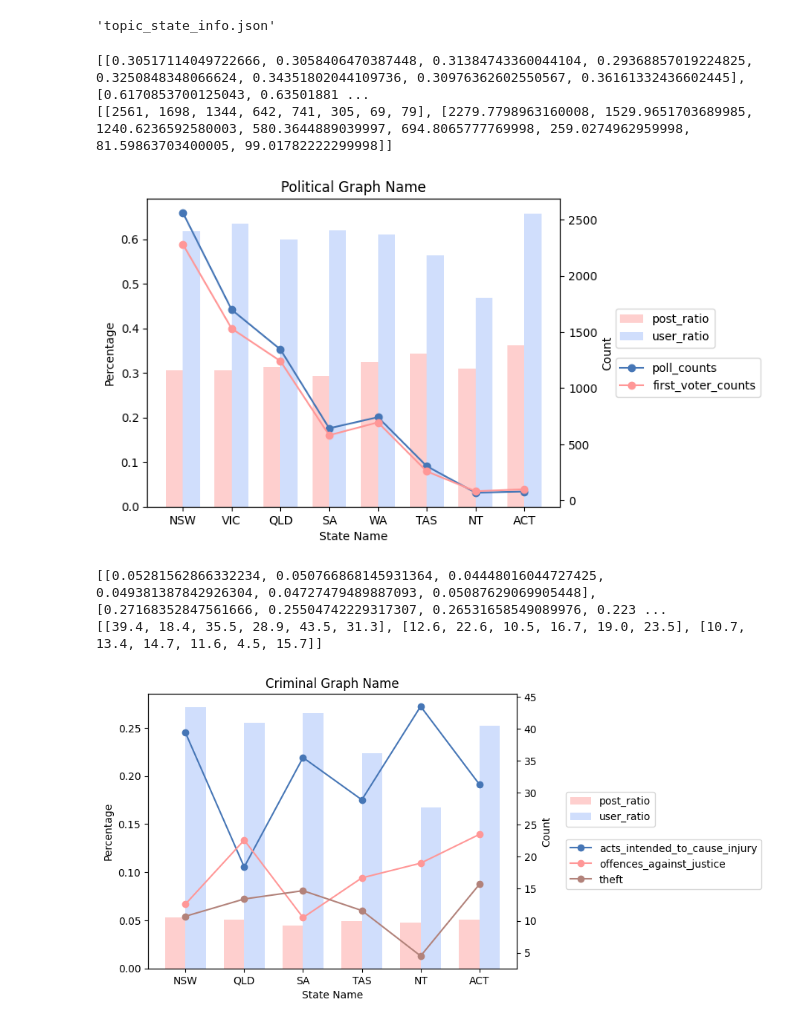
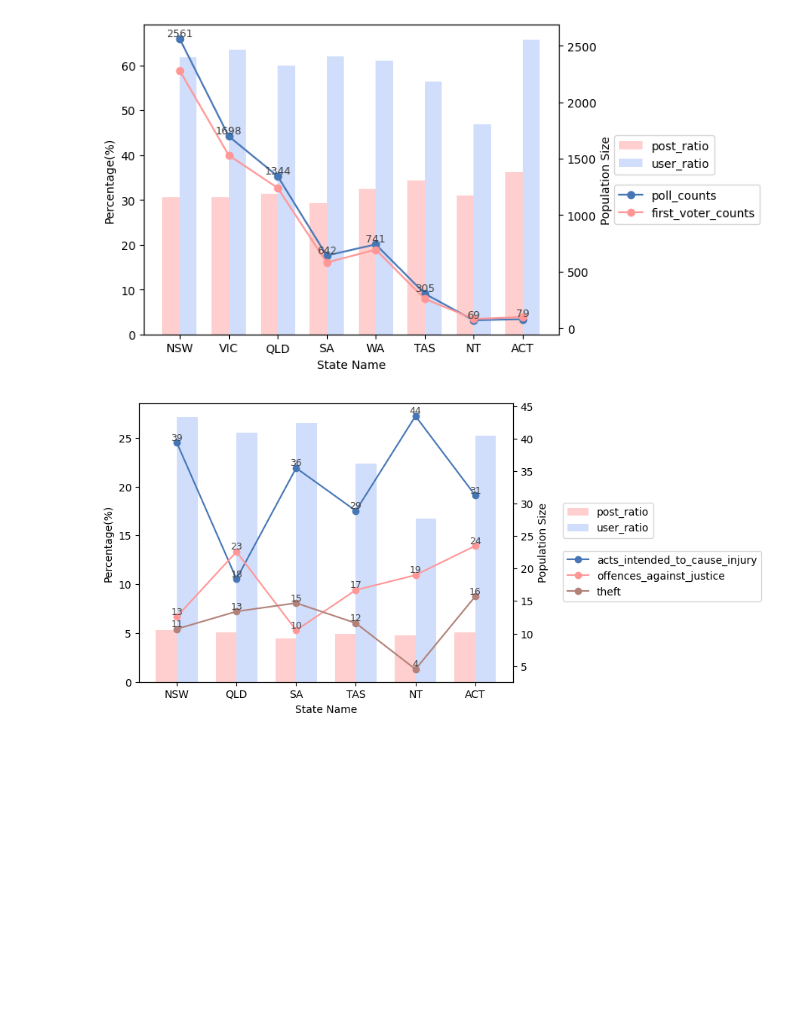
Before and after one commit to cutieww/COMP90024-Cluster-and-Cloud-Computing-Assignment-2, a Jupyter notebook: plot/twitter_sudo/plot.ipynb, the cells around one changed output. Cells and saved outputs as stored; diff of their text form; code cells hidden in the pictures; blank space fills up the shorter version.

```diff
--- a/plot/twitter_sudo/plot.ipynb
+++ b/plot/twitter_sudo/plot.ipynb
@@ -4,7 +4,3 @@ traffic_sudo = 'traffic_sudo.json'
 political_sudo = 'political_sudo.json'
 criminal_sudo = 'criminal_sudo.json'
 employment_sudo = 'employment_sudo.json'
-# %%
-twitter
-# %% [output]
-'topic_state_info.json'
@@ -43,10 +44,7 @@ def get_graph_info(topic, twitter_file, sudo_file,x_cols):
                     plot_dict[col].append(sudo_info[col])
     return plot_dict
 # %%
-import numpy as np
-import matplotlib.pyplot as plt
-
-def plot_chart(plot_dict,bars,lines,plot_name,line_label):
+def plot_chart(plot_dict,bars,lines,line_label,num_label):
 
     df = pd.DataFrame.from_dict(plot_dict)
 
@@ -77,14 +75,19 @@ def plot_chart(plot_dict,bars,lines,plot_name,line_label):
 
     y_bars = []
     for bar in bars:
-        y_bars.append(df[bar].to_list())
+        y_bars.append([element * 100 for element in df[bar].to_list()])
 
-    print(y_bars)
+
 
     y_lines = []
+    add_num = []
     for line in lines:
         y_lines.append(df[line].to_list())
-    print(y_lines)
+        if line in num_label:
+            add_num.append(1)
+        else:
+            add_num.append(0)
+
 
 
     # Create a figure and axis objects
@@ -99,22 +102,33 @@ def plot_chart(plot_dict,bars,lines,plot_name,line_label):
 
 
     # Set the y-axis label for bars
-    ax.set_ylabel("Percentage")
+    ax.set_ylabel("Percentage(%)")
 
     # Create a twin y-axis for the line plots
     ax2 = ax.twinx()
 
     # Plot the line plots with different colors
+#     for i in range(len(y_lines)):
+#         ax2.plot(x, y_lines[i], marker='o', linestyle='-', label=lines[i], color=COLOUR[i+2])
+# #     ax2.plot(x, y_line2, marker='o', linestyle='-', label='Line 2', color='purple')
+
+
+
+
     for i in range(len(y_lines)):
         ax2.plot(x, y_lines[i], marker='o', linestyle='-', label=lines[i], color=COLOUR[i+2])
-#     ax2.plot(x, y_line2, marker='o', linestyle='-', label='Line 2', color='purple')
+
+        if add_num[i] == 1:
+            for j in range(len(x)):
+                ax2.text(j, y_lines[i][j], f'{y_lines[i][j]:.0f}', ha='center', va='bottom', fontsize=9, color="#404040")
+
 
     # Set the y-axis label for lines
     ax2.set_ylabel(line_label)
 
     # Set labels and title
     ax.set_xlabel('State Name')
-    ax.set_title(plot_name)
+#     ax.set_title(plot_name)
 
     # Display legends
 
@@ -128,19 +142,15 @@ def plot_chart(plot_dict,bars,lines,plot_name,line_label):
     plt.show()
 # %%
 political_plot_dict = get_graph_info('political', twitter, political_sudo,['poll_counts','first_voter_counts'])
-plot_chart(political_plot_dict,['post_ratio','user_ratio'],['poll_counts','first_voter_counts'],"Political Graph Name","Count")
+plot_chart(political_plot_dict,['post_ratio','user_ratio'],['poll_counts','first_voter_counts'],"Population Size",["poll_counts"])
 # %% [output]
-[[0.30517114049722666, 0.3058406470387448, 0.31384743360044104, 0.29368857019224825, 0.3250848348066624, 0.34351802044109736, 0.30976362602550567, 0.36161332436602445], [0.6170853700125043, 0.63501881 ...
-[[2561, 1698, 1344, 642, 741, 305, 69, 79], [2279.7798963160008, 1529.9651703689985, 1240.6236592580003, 580.3644889039997, 694.8065777769998, 259.0274962959998, 81.59863703400005, 99.01782222299998]]
-[figure, old version]
+[figure, new version]
 # %%
 criminal_plot_dict = get_graph_info("criminal", twitter, criminal_sudo,["acts_intended_to_cause_injury","offences_against_justice","theft"])
 
-plot_chart(criminal_plot_dict,['post_ratio','user_ratio'],["acts_intended_to_cause_injury","offences_against_justice","theft"],"Criminal Graph Name","Count")
+plot_chart(criminal_plot_dict,['post_ratio','user_ratio'],["acts_intended_to_cause_injury","offences_against_justice","theft"],"Population Size",["acts_intended_to_cause_injury","offences_against_justice","theft"])
 # %% [output]
-[[0.05281562866332234, 0.050766868145931364, 0.04448016044727425, 0.049381387842926304, 0.04727479489887093, 0.05087629069905448], [0.27168352847561666, 0.25504742229317307, 0.26531658549089976, 0.223 ...
-[[39.4, 18.4, 35.5, 28.9, 43.5, 31.3], [12.6, 22.6, 10.5, 16.7, 19.0, 23.5], [10.7, 13.4, 14.7, 11.6, 4.5, 15.7]]
-[figure, old version]
+[figure, new version]
 # %%
 employment_plot_dict = get_graph_info("employment", twitter, employment_sudo,["science_average_growth","construction_average_growth","financial_average_growth","total_average_growth"])
 
```
Also changed, not shown: parts of 4 cells of this notebook, 12 other files.
